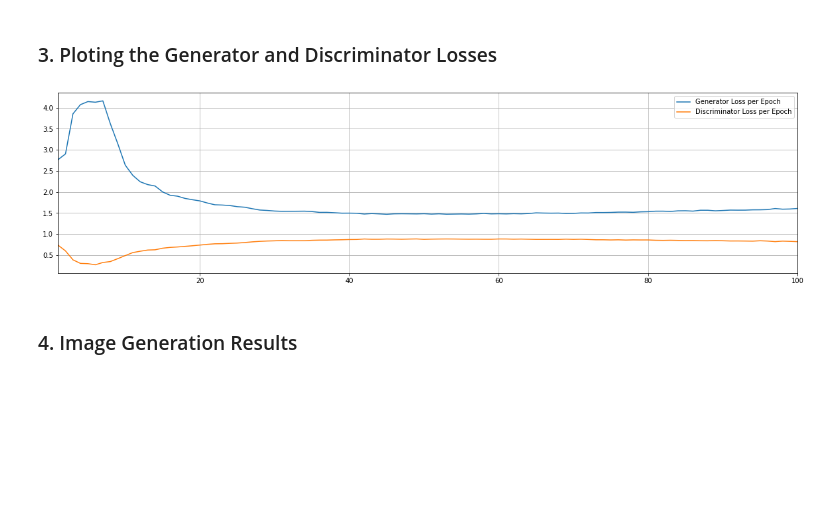
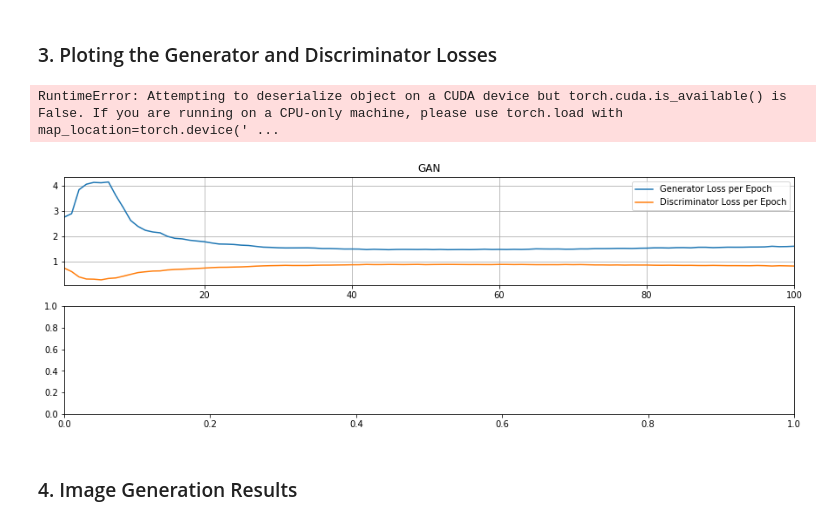
Before and after one commit to hcnoh/gan-collection-mnist-pytorch, a Jupyter notebook: result_plot.ipynb, the cells around one changed output. Saved outputs shown, nothing was run; the diff lists cells and outputs as text; code cells hidden in the pictures; blank space fills up the shorter version.

Commit message:
modified models and README.md

```diff
--- a/result_plot.ipynb
+++ b/result_plot.ipynb
@@ -14,28 +15,43 @@ from models.gan import GAN
 # %% [markdown]
 ### 2. Loading MNIST Dataset and Training Results
 # %%
-gan_model_names = ["gan"]
+gan_model_names = ["gan", "dcgan"]
 with open("config.json") as f:
     config = json.load(f)
 
 loader = MNISTLoader()
 
-ckpt_path = ".ckpts/%s/" % gan_model_names[0]
-with open(ckpt_path + "results.pkl", "rb") as f:
-    generator_loss_mean, discriminator_loss_mean, gs = pickle.load(f)
+# ckpt_path = ".ckpts/%s/" % gan_model_names[0]
+# with open(ckpt_path + "results.pkl", "rb") as f:
+#     generator_loss_mean, discriminator_loss_mean, gs = pickle.load(f)
 # %% [markdown]
 ### 3. Ploting the Generator and Discriminator Losses
 # %%
-t = np.arange(1, len(generator_loss_mean)+1)
-plt.figure(figsize=[20, 5], facecolor="white")
-plt.plot(t, generator_loss_mean, label="Generator Loss per Epoch")
-plt.plot(t, discriminator_loss_mean, label="Discriminator Loss per Epoch")
-plt.xlim(1, 100)
-plt.grid()
-plt.legend()
-plt.show()
+num_models = len(gan_model_names)
+fig, axs = plt.subplots(nrows=num_models, figsize=[15, 5], facecolor="white")
+
+for i, model_name in enumerate(gan_model_names):
+    ckpt_path = ".ckpts/%s/" % model_name
+    with open(ckpt_path + "results.pkl", "rb") as f:
+        generator_loss_mean, discriminator_loss_mean, _ = pickle.load(f)
+    axs[i].plot(t, generator_loss_mean, label="Generator Loss per Epoch")
+    axs[i].plot(t, discriminator_loss_mean, label="Discriminator Loss per Epoch")
+    axs[i].set_title(model_name.upper())
+    axs[i].set_xlim(t[0], t[-1])
+    axs[i].grid()
+    axs[i].legend()
+
+# t = np.arange(1, len(generator_loss_mean)+1)
+# plt.figure(figsize=[15, 3], facecolor="white")
+# plt.plot(t, generator_loss_mean, label="Generator Loss per Epoch")
+# plt.plot(t, discriminator_loss_mean, label="Discriminator Loss per Epoch")
+# plt.xlim(t[0], t[-1])
+# plt.grid()
+# plt.legend()
+# plt.show()
 # %% [output]
+RuntimeError: Attempting to deserialize object on a CUDA device but torch.cuda.is_available() is False. If you are running on a CPU-only machine, please use torch.load with map_location=torch.device(' ...
-[figure, old version]
+[figure, new version]
 # %% [markdown]
 ### 4. Image Generation Results
 # %%
```
Also changed, not shown: parts of 2 cells of this notebook, 6 other files.
